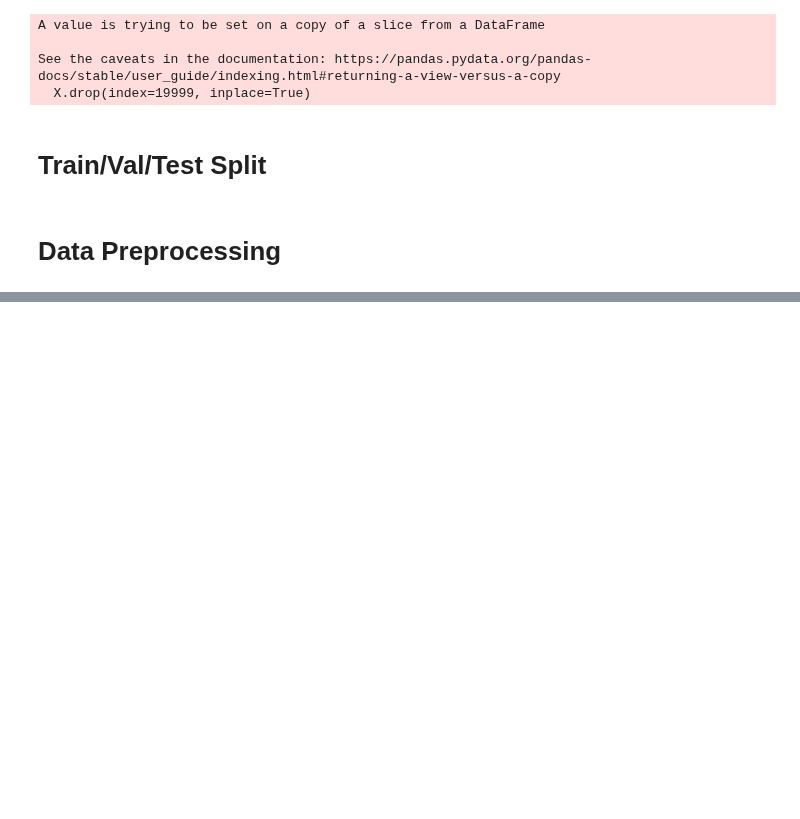
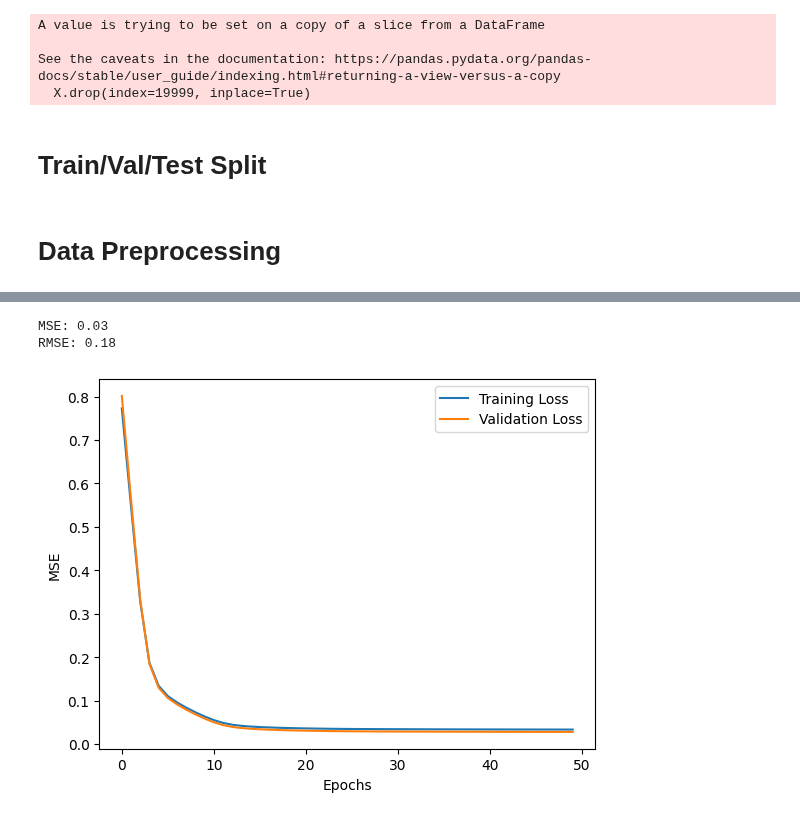
Before and after one commit to swamilikes2code/Python_based_Interactive_Scientific_Visualization, a Jupyter notebook: digital_lab_twin/maddie-nn/NN6.29.ipynb, the cells around one changed output, grey strips where cells are left out. Drawn from its saved outputs; the diff is of its cells as text; code cells hidden in the pictures; blank space fills up the shorter version.

Commit message:
keep on truckin, porting over most of the model code just to see the impact of my new preprocessing

```diff
--- a/digital_lab_twin/maddie-nn/NN6.29.ipynb
+++ b/digital_lab_twin/maddie-nn/NN6.29.ipynb
@@ -72,0 +91,8 @@ Reshape your data either using array.reshape(-1, 1) if your data has a single fe
+# %%
+#convert to tensors
+X_train = torch.tensor(X_train.values, dtype=torch.float)
+y_train = torch.tensor(Y_train.values, dtype=torch.float)
+X_val = torch.tensor(X_val.values, dtype=torch.float)
+y_val = torch.tensor(Y_val.values, dtype=torch.float)
+X_test = torch.tensor(X_test.values, dtype=torch.float)
+y_test = torch.tensor(Y_test.values, dtype=torch.float)
@@ -72,0 +101,11 @@ Reshape your data either using array.reshape(-1, 1) if your data has a single fe
+# %%
+model = nn.Sequential(
+    nn.Linear(6, 50),
+    nn.LeakyReLU(),
+    nn.Linear(50, 25),
+    nn.LeakyReLU(),
+    nn.Linear(25, 3)
+)
+#loss/optimizer
+loss_fn = nn.MSELoss() #Mean Squared Error
+optimizer = optim.Adam(model.parameters(), lr=0.0005)
@@ -72,0 +165,15 @@ Reshape your data either using array.reshape(-1, 1) if your data has a single fe
+# %%
+# restore model and return best accuracy
+model.load_state_dict(best_weights)
+print("MSE: %.2f" % best_mse)
+print("RMSE: %.2f" % np.sqrt(best_mse))
+plt.plot(trainLoss, label="Training Loss")
+plt.plot(valLoss, label="Validation Loss")
+plt.xlabel("Epochs")
+plt.ylabel("MSE")
+plt.legend()
+plt.show()
+# %% [output]
+MSE: 0.03
+RMSE: 0.18
+[figure, added]
```
Also changed, not shown: parts of 7 cells of this notebook, 4 other files.
